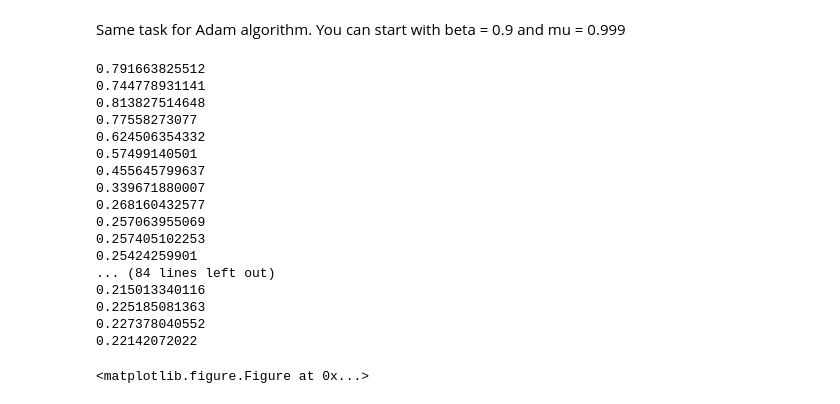
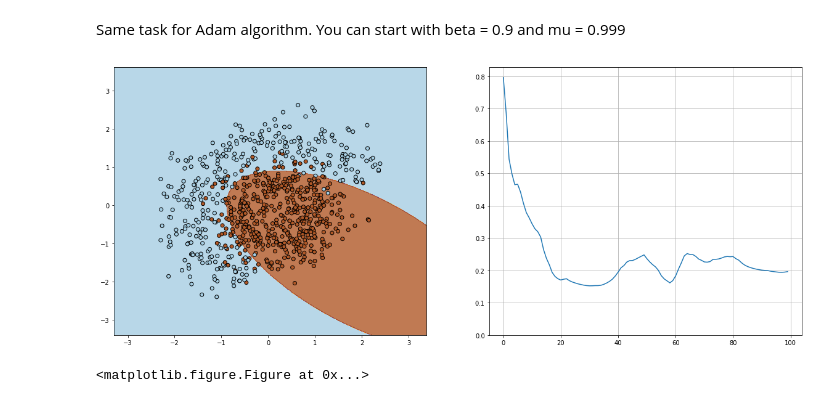
Before and after one commit to N-buga/au_dl_course, a Jupyter notebook: seminar_2/task_1.ipynb, the cells around one changed output. Saved outputs shown, nothing was run; the diff lists cells and outputs as text; code cells hidden in the pictures.

```diff
--- a/seminar_2/task_1.ipynb
+++ b/seminar_2/task_1.ipynb
@@ -380,48 +302,34 @@ Same task for Adam algorithm. You can start with beta = 0.9 and mu = 0.999
 alpha = 0.05 # learning rate
 beta = 0.9  # (beta1 coefficient in original paper) exponential decay rate for the 1st moment estimates
 mu   = 0.999  # (beta2 coefficient in original paper) exponential decay rate for the 2nd moment estimates
 eps = 1e-8  # A small constant for numerical stability
 
 n_iter = 100
 batch_size = 4
 loss = np.zeros(n_iter)
 plt.figure(figsize=(12,5))
 
 w_tf = tf.Variable([1,0,0,0,0,0], dtype=tf.float32)
 cw_tf = tf.Variable([0, 0, 0, 0, 0, 0], dtype=tf.float32)
 momentum_tf = tf.Variable([0, 0, 0, 0, 0, 0], dtype=tf.float32)
 X_tf = tf.placeholder(dtype=tf.float32, name="X")
 y_tf = tf.placeholder(dtype=tf.float32, name="Y")
 
 loss_tf = compute_loss(X_tf, y_tf, w_tf)
 loss_grad = compute_grad(X_tf, y_tf, w_tf)
 update_momentum = momentum_tf.assign(beta*momentum_tf + (1 - beta)*loss_grad)
 update_weights = w_tf.assign(w_tf - alpha/(tf.sqrt(cw_tf) + eps) * momentum_tf)
 update_cw = cw_tf.assign(cw_tf*mu + (1 - mu)*loss_grad*loss_grad)
 
 with tf.Session() as sess:
     sess.run(tf.global_variables_initializer())
     for i in range(n_iter):
         ind = random.sample(range(X.shape[0]), batch_size)
         sess.run([update_cw, update_momentum, update_weights], {X_tf: X[ind, :], y_tf: y[ind]})
         loss[i], w = sess.run([loss_tf, w_tf], {X_tf: X, y_tf: y})
         print(loss[i])
+visualize(X, y, w, loss, n_iter)
+plt.clf()
 # %% [output]
+[figure, added]
-0.791663825512
-0.744778931141
-0.813827514648
-0.77558273077
-0.624506354332
-0.57499140501
-0.455645799637
-0.339671880007
-0.268160432577
-0.257063955069
-0.257405102253
-0.25424259901
-... (84 lines left out)
-0.215013340116
-0.225185081363
-0.227378040552
-0.22142072022
+<matplotlib.figure.Figure at 0x...>
-<matplotlib.figure.Figure at 0x...>
```
Also changed, not shown: parts of 8 cells of this notebook, 1 other file.
